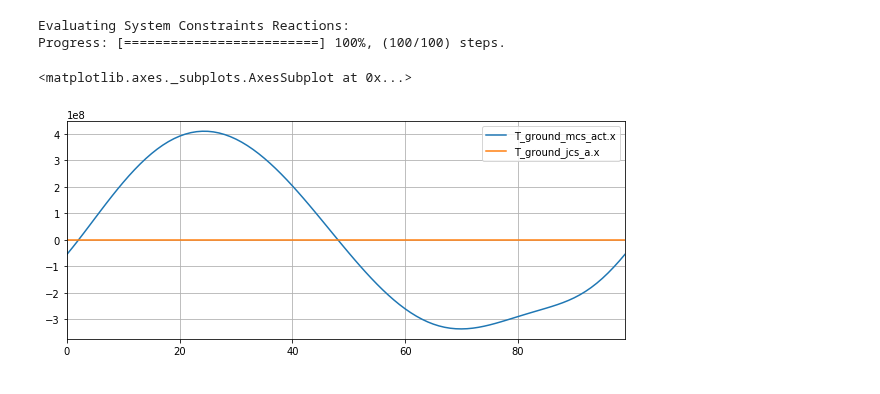
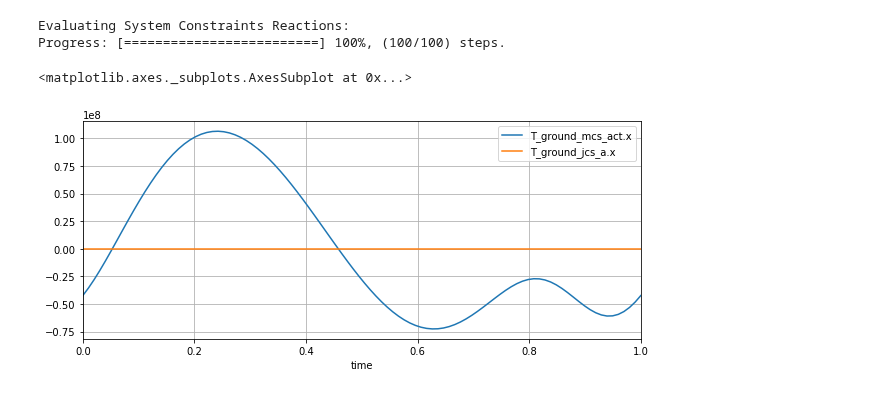
Before and after one commit to khaledghobashy/uraeus_smbd, a Jupyter notebook: examples/spatial_slider_crank/spatial_slider_crank.ipynb, the cells around one changed output. Saved outputs shown, nothing was run; the diff lists cells and outputs as text; code cells hidden in the pictures.

```diff
--- a/examples/spatial_slider_crank/spatial_slider_crank.ipynb
+++ b/examples/spatial_slider_crank/spatial_slider_crank.ipynb
@@ -278,7 +300,7 @@ inputs_df.loc['vcs_x'] = [1,0,0,0]
 inputs_df.loc['vcs_y'] = [0,1,0,0]
 inputs_df.loc['vcs_z'] = [0,0,1,0]
 
-inputs_df.loc['s_links_ro'] = [10,0,0,0]
+inputs_df.loc['s_links_ro'] = [4.5 ,0,0,0]
 inputs_df.loc['s_block_ro'] = [25,0,0,0]
 # %%
 # Saving the numerical data to a new csv file
@@ -330,8 +356,8 @@ sim1.eval_reactions()
 Evaluating System Constraints Reactions:
 Progress: [=========================] 100%, (100/100) steps.
 # %%
-sim1.soln.reactions_dataframe.plot(y=['T_ground_mcs_act.x','T_ground_jcs_a.x'],
+sim1.soln.reactions_dataframe.plot(x='time', y=['T_ground_mcs_act.x','T_ground_jcs_a.x'],
                                    grid=True, figsize=(10,4))
 # %% [output]
 <matplotlib.axes._subplots.AxesSubplot at 0x...>
-[figure, old version]
+[figure, new version]
```
Also changed, not shown: parts of 11 cells of this notebook, 2 other files.
